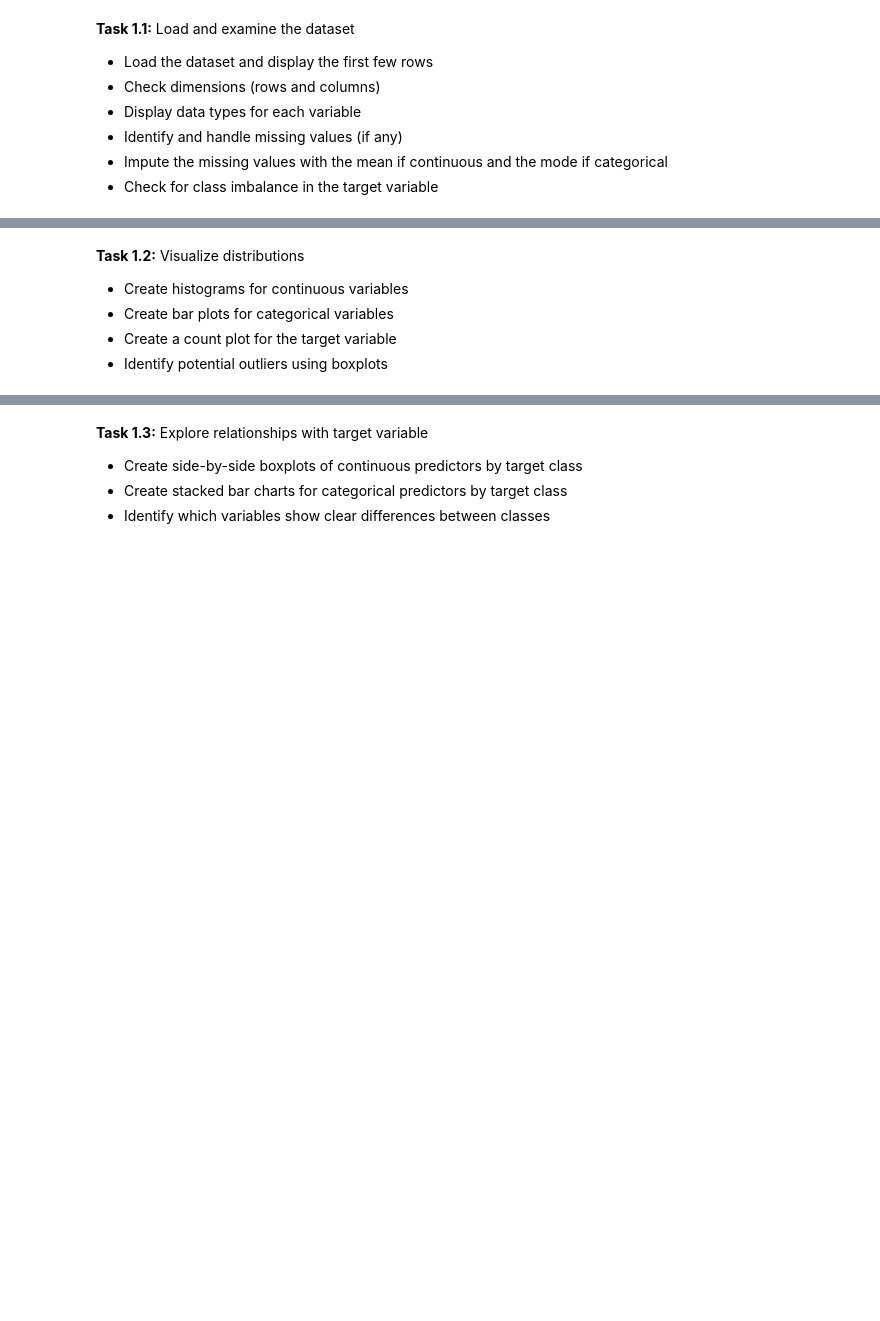
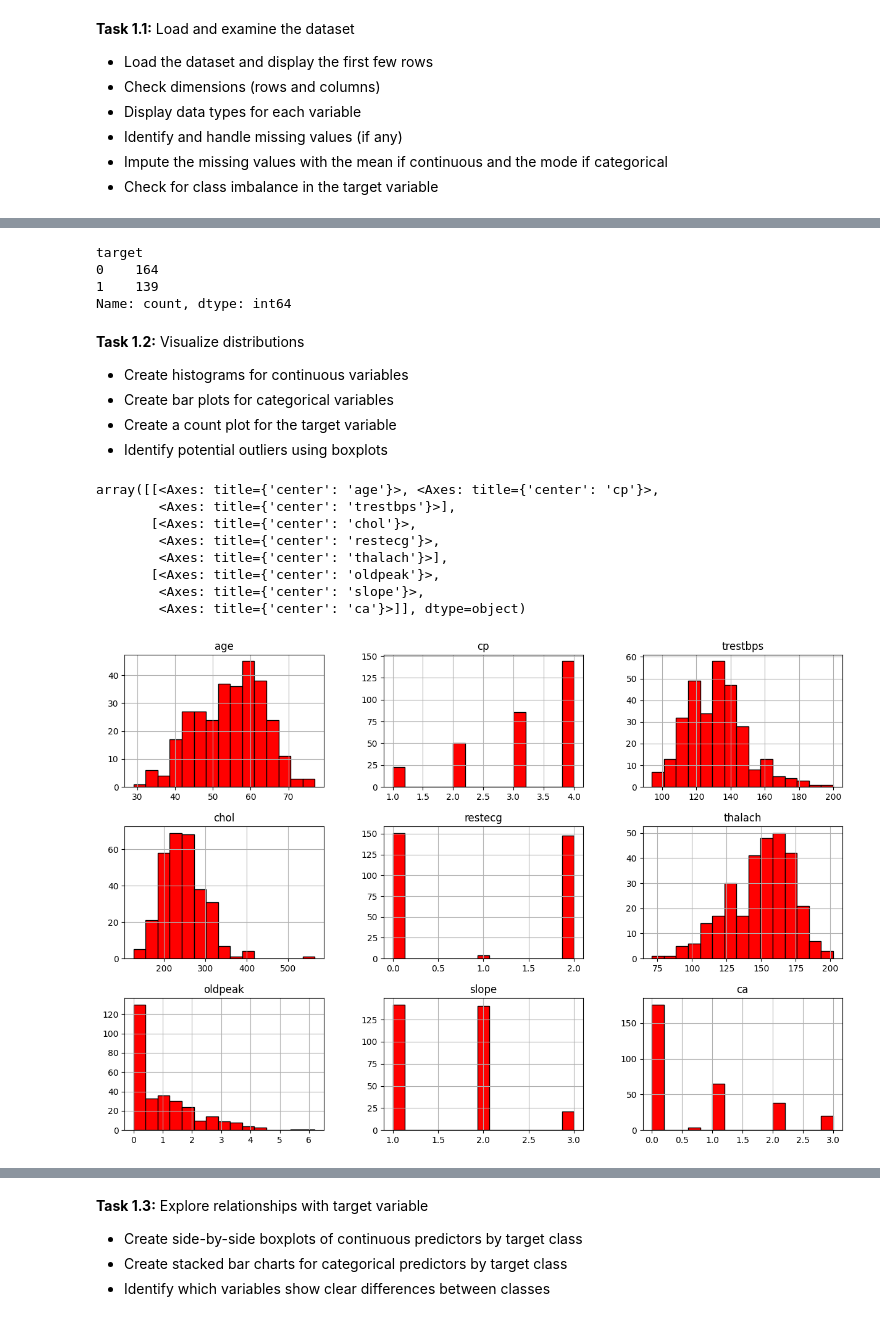
Before and after one commit to Drylryss/Logistic-Regression-Comprehensive-Exercise, a Jupyter notebook: Logistic-Regression-Comprehensive-Exercise.ipynb, the cells around one changed output, grey strips where cells are left out. Saved outputs shown, nothing was run; the diff lists cells and outputs as text; code cells hidden in the pictures; blank space fills up the shorter version.

```diff
--- a/Logistic-Regression-Comprehensive-Exercise.ipynb
+++ b/Logistic-Regression-Comprehensive-Exercise.ipynb
@@ -44,0 +70,13 @@ observations and 13 predictor variables.
+# %%
+# fetch dataset from UCI Machine Learning Repository
+heart_disease = fetch_ucirepo(id=45)
+
+# data (as pandas dataframes)
+X = heart_disease.data.features
+y = heart_disease.data.targets
+
+# metadata
+print(heart_disease.metadata)
+
+# variable information
+print(heart_disease.variables)
@@ -52,3 +108,8 @@ observations and 13 predictor variables.
 - Identify and handle missing values (if any)<br>
 - Impute the missing values with the mean if continuous and the mode if categorical<br>
 - Check for class imbalance in the target variable<br>
+# %%
+# Check first few rows of the dataset
+df = pd.concat([X, y], axis = 1)
+df = df.rename(columns = {"num": "target"})
+df.head()
@@ -54,0 +168,10 @@ observations and 13 predictor variables.
+# %%
+# There are missing values in the features: ca and thal, thus, impute the missing values
+
+# Impute mean for ca (continuous variable)
+df["ca"] = df["ca"].fillna(df["ca"].mean())
+
+# Impute mode for thal (categorical variable)
+df["thal"] = df["thal"].fillna(df["thal"].mode()[0])
+
+df.isnull().sum()
@@ -55,6 +194,36 @@ observations and 13 predictor variables.
+# %%
+# Check for class imbalance in the target variable
+df["target"].value_counts()
+
+# Combine the targets: 1, 2, 3, and 4 to simplify model, where 0 = no heart disease and 1 = presence of heart disease
+df["target"] = df["target"].apply(lambda x: 1 if x > 0 else 0)
+
+df["target"].value_counts()
+# %% [output]
+target
+0    164
+1    139
+Name: count, dtype: int64
 # %% [markdown]
 **Task 1.2:** Visualize distributions<br>
 - Create histograms for continuous variables<br>
 - Create bar plots for categorical variables<br>
 - Create a count plot for the target variable<br>
 - Identify potential outliers using boxplots<br>
+# %%
+# Histogram for continuous variables
+cols = ["age", "cp", "trestbps", "chol", "restecg",
+        "thalach", "oldpeak", "slope", "ca"]
+
+df[cols].hist(bins=15, figsize=(15, 10),
+              color='red', edgecolor='black')
+# %% [output]
+array([[<Axes: title={'center': 'age'}>, <Axes: title={'center': 'cp'}>,
+        <Axes: title={'center': 'trestbps'}>],
+       [<Axes: title={'center': 'chol'}>,
+        <Axes: title={'center': 'restecg'}>,
+        <Axes: title={'center': 'thalach'}>],
+       [<Axes: title={'center': 'oldpeak'}>,
+        <Axes: title={'center': 'slope'}>,
+        <Axes: title={'center': 'ca'}>]], dtype=object)
+[figure, added]
```
Also changed, not shown: parts of 29 cells of this notebook.
